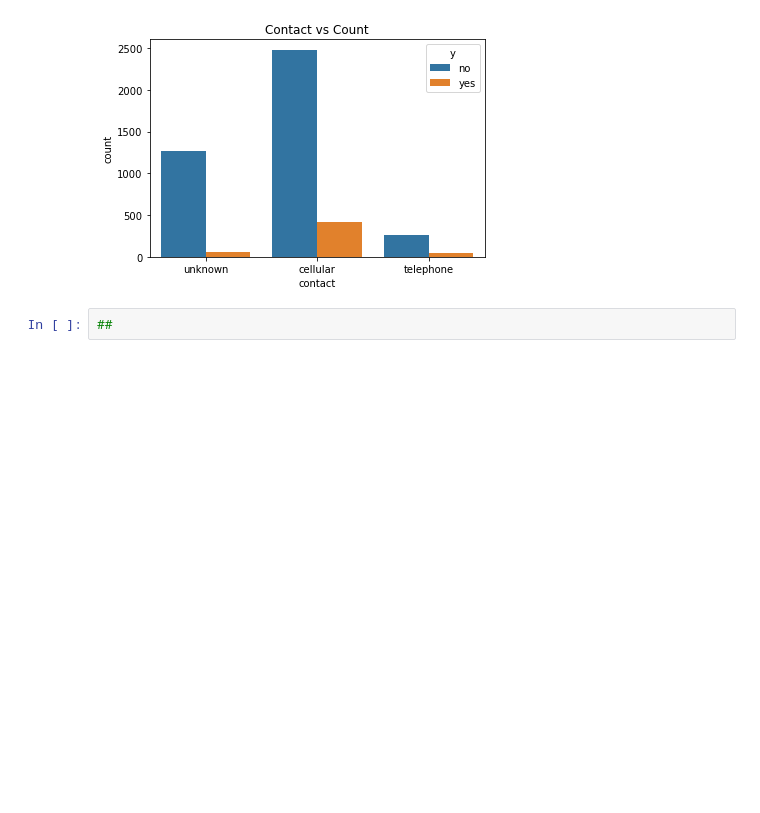
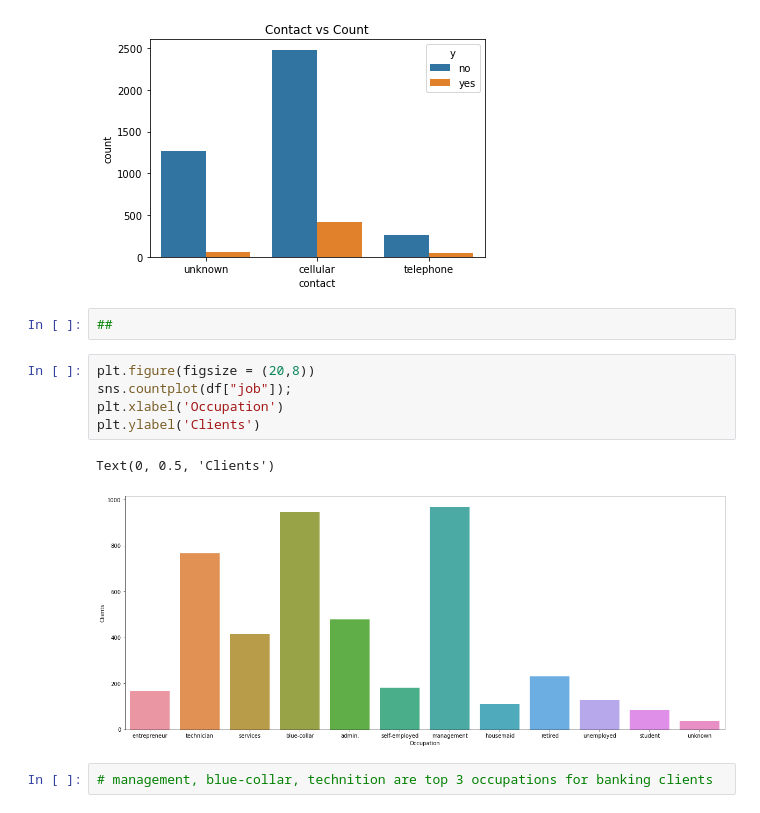
Before and after one commit to KristineCabanela/banking, a Jupyter notebook: banking_nb.ipynb, the cells around one changed output. Saved outputs shown, nothing was run; the diff lists cells and outputs as text; blank space fills up the shorter version.

Commit message:
commit banking

```diff
--- a/banking_nb.ipynb
+++ b/banking_nb.ipynb
@@ -201,3 +201,13 @@ Text(0.5, 1.0, 'Contact vs Count')
 [figure]
 # %%
 ##
+# %%
+plt.figure(figsize = (20,8))
+sns.countplot(df["job"]);
+plt.xlabel('Occupation')
+plt.ylabel('Clients')
+# %% [output]
+Text(0, 0.5, 'Clients')
+[figure, added]
+# %%
+# management, blue-collar, technition are top 3 occupations for banking clients
```
Also changed, not shown: parts of 2 cells of this notebook.
